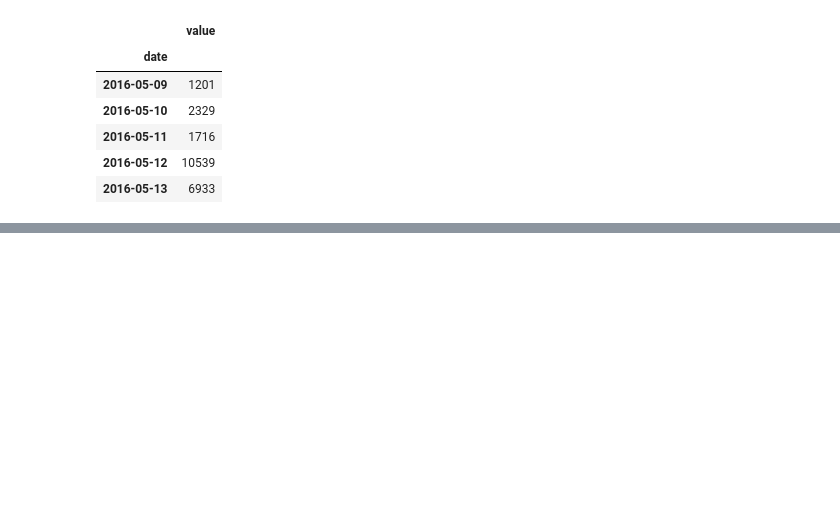
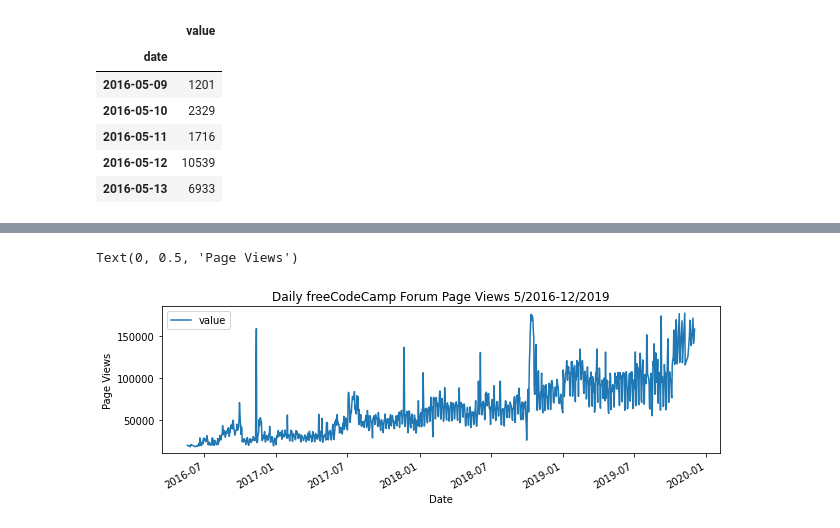
Before and after one commit to bigbisson/FCC-Data-Analyse-with-Python, a Jupyter notebook: boilerplate-page-view-time-series-visualizer/test.ipynb, the cells around one changed output, grey strips where cells are left out. Saved outputs shown, nothing was run; the diff lists cells and outputs as text; code cells hidden in the pictures; blank space fills up the shorter version.

Commit message:
Draw Plot Line and Bar

```diff
--- a/boilerplate-page-view-time-series-visualizer/test.ipynb
+++ b/boilerplate-page-view-time-series-visualizer/test.ipynb
@@ -5,7 +5,7 @@ import seaborn as sns
 from pandas.plotting import register_matplotlib_converters
 register_matplotlib_converters()
 # %%
-df = pd.read_csv("fcc-forum-pageviews.csv").set_index('date')
+df = pd.read_csv("fcc-forum-pageviews.csv", parse_dates=['date'],index_col='date')
 # %%
 df.head()
 # %% [output]
@@ -18,0 +24,2 @@ df.head()
+# %%
+df = df[(df['value']>=df['value'].quantile(0.025)) & (df['value']<=df['value'].quantile(0.975))]
@@ -18,0 +43,8 @@ df.head()
+# %%
+fig = df.plot(kind='line',figsize=(10,3)).figure
+plt.title('Daily freeCodeCamp Forum Page Views 5/2016-12/2019')
+plt.xlabel('Date')
+plt.ylabel('Page Views')
+# %% [output]
+Text(0, 0.5, 'Page Views')
+[figure, added]
```
Also changed, not shown: parts of 6 cells of this notebook, 1 other file.
